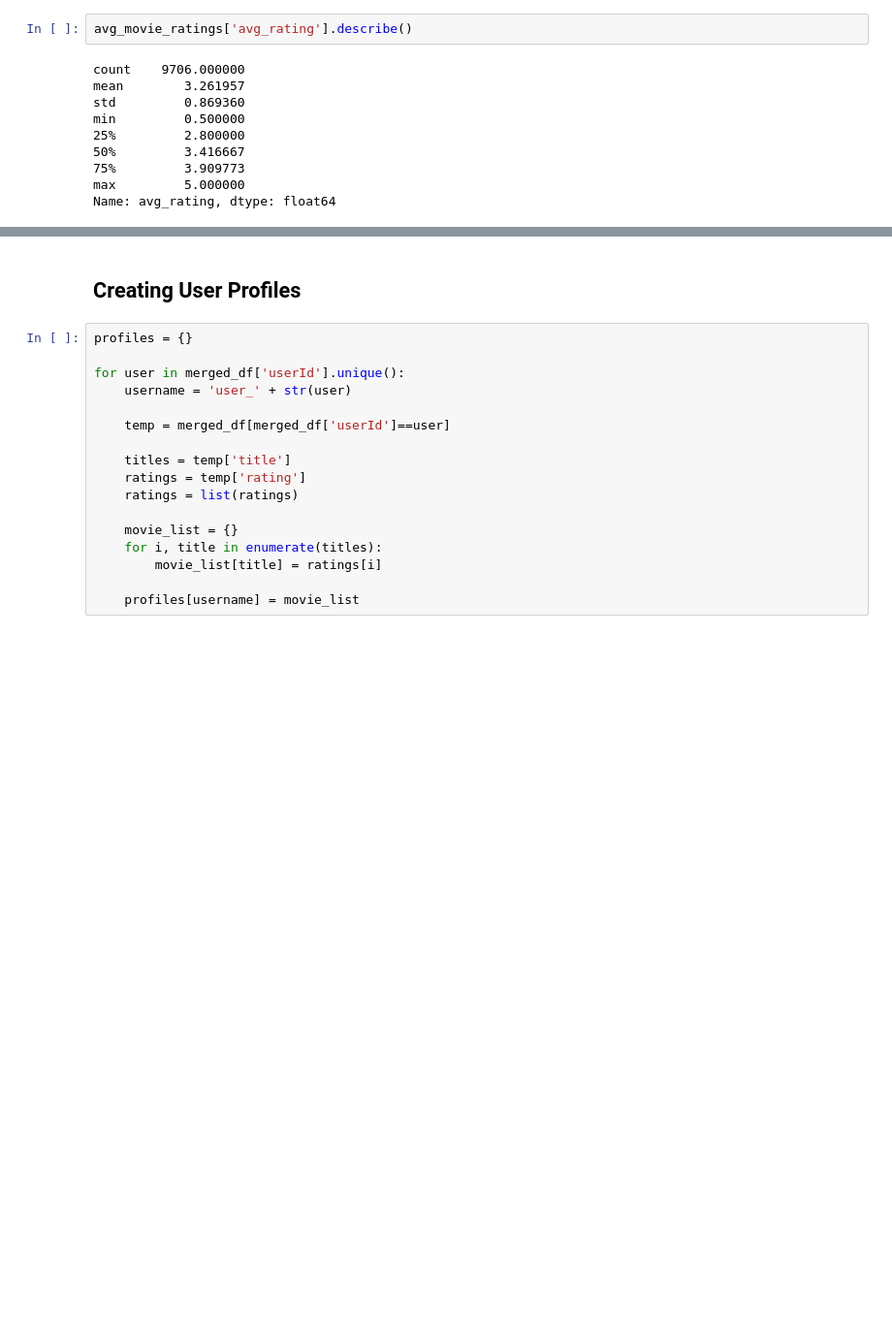
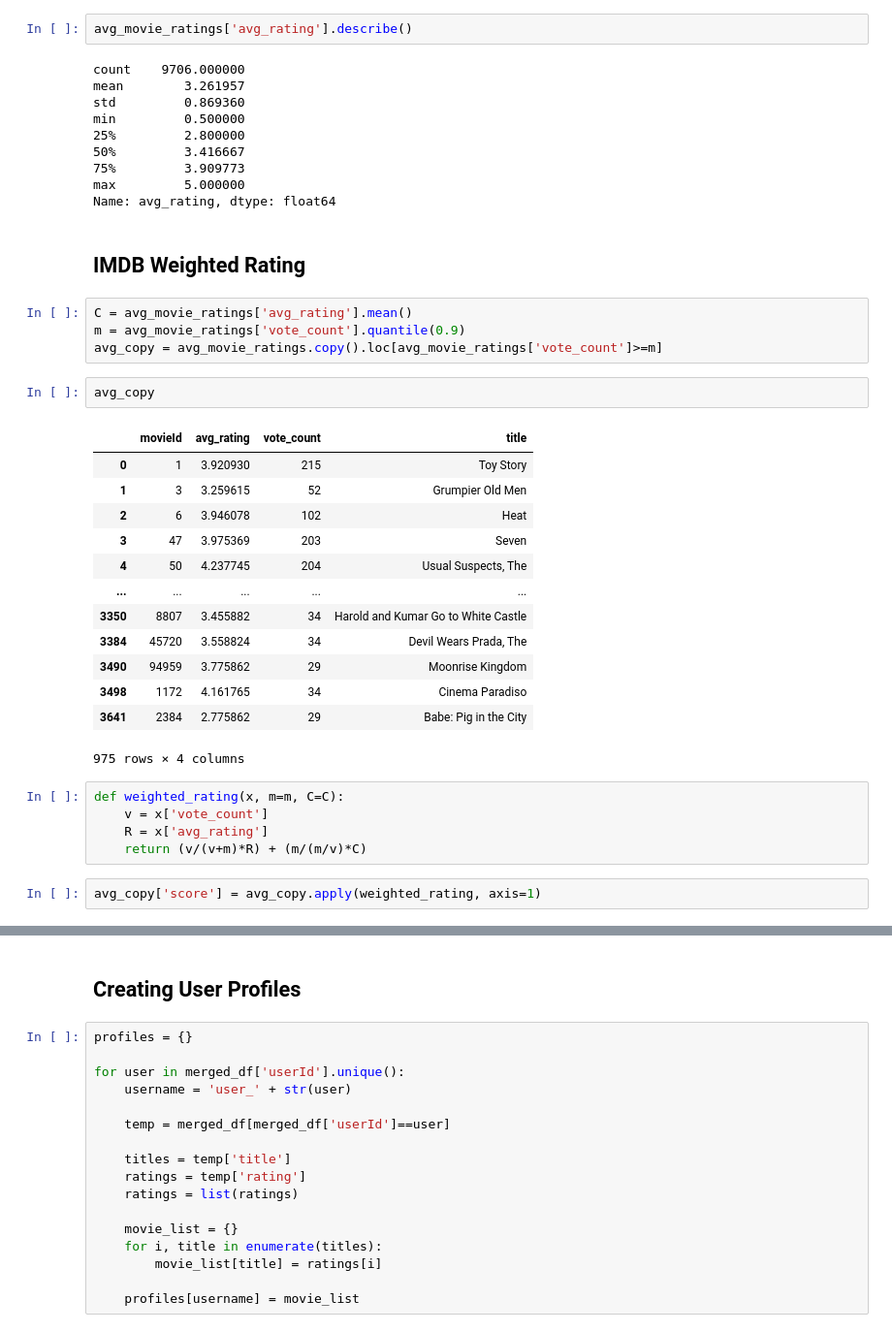
Before and after one commit to kmcleste/DSBA-6100, a Jupyter notebook: eda/movie-eda.ipynb, the cells around one changed output, grey strips where cells are left out. Shown: that part at 97% size. Drawn from its saved outputs; the diff is of its cells as text; blank space fills up the shorter version.

```diff
--- a/eda/movie-eda.ipynb
+++ b/eda/movie-eda.ipynb
@@ -373,3 +411,32 @@ min         0.500000
 75%         3.909773
 max         5.000000
 Name: avg_rating, dtype: float64
+# %% [markdown]
+## IMDB Weighted Rating
+# %%
+C = avg_movie_ratings['avg_rating'].mean()
+m = avg_movie_ratings['vote_count'].quantile(0.9)
+avg_copy = avg_movie_ratings.copy().loc[avg_movie_ratings['vote_count']>=m]
+# %%
+avg_copy
+# %% [output]
+|  | movieId | avg_rating | vote_count | title |
+| 0 | 1 | 3.920930 | 215 | Toy Story |
+| 1 | 3 | 3.259615 | 52 | Grumpier Old Men |
+| 2 | 6 | 3.946078 | 102 | Heat |
+| 3 | 47 | 3.975369 | 203 | Seven |
+| 4 | 50 | 4.237745 | 204 | Usual Suspects, The |
+| ... | ... | ... | ... | ... |
+| 3350 | 8807 | 3.455882 | 34 | Harold and Kumar Go to White Castle |
+| 3384 | 45720 | 3.558824 | 34 | Devil Wears Prada, The |
+| 3490 | 94959 | 3.775862 | 29 | Moonrise Kingdom |
+| 3498 | 1172 | 4.161765 | 34 | Cinema Paradiso |
+| 3641 | 2384 | 2.775862 | 29 | Babe: Pig in the City |
+975 rows × 4 columns
+# %%
+def weighted_rating(x, m=m, C=C):
+    v = x['vote_count']
+    R = x['avg_rating']
+    return (v/(v+m)*R) + (m/(m/v)*C)
+# %%
+avg_copy['score'] = avg_copy.apply(weighted_rating, axis=1)
```
Also changed, not shown: parts of 18 cells of this notebook, 3 other files.
